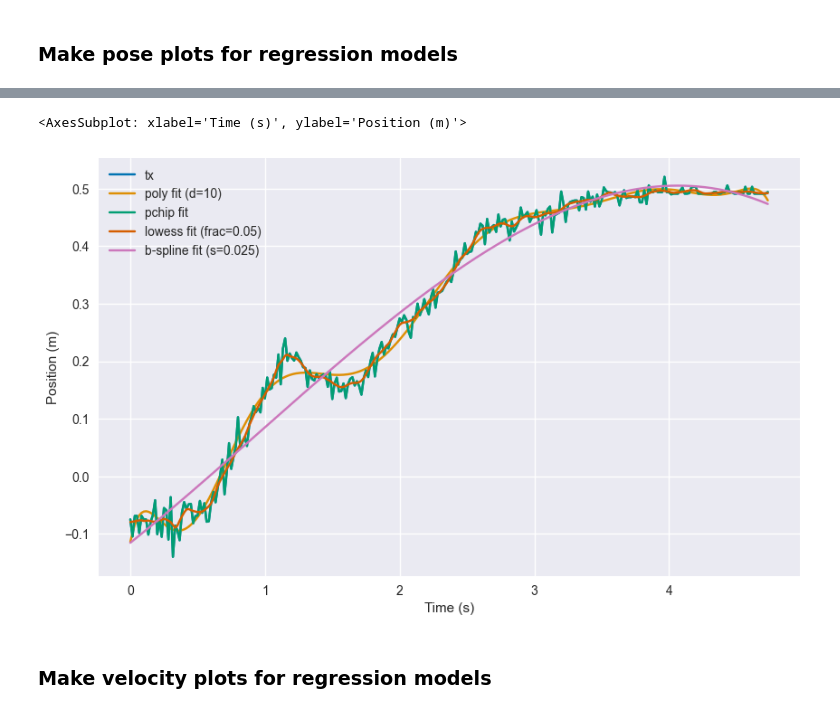
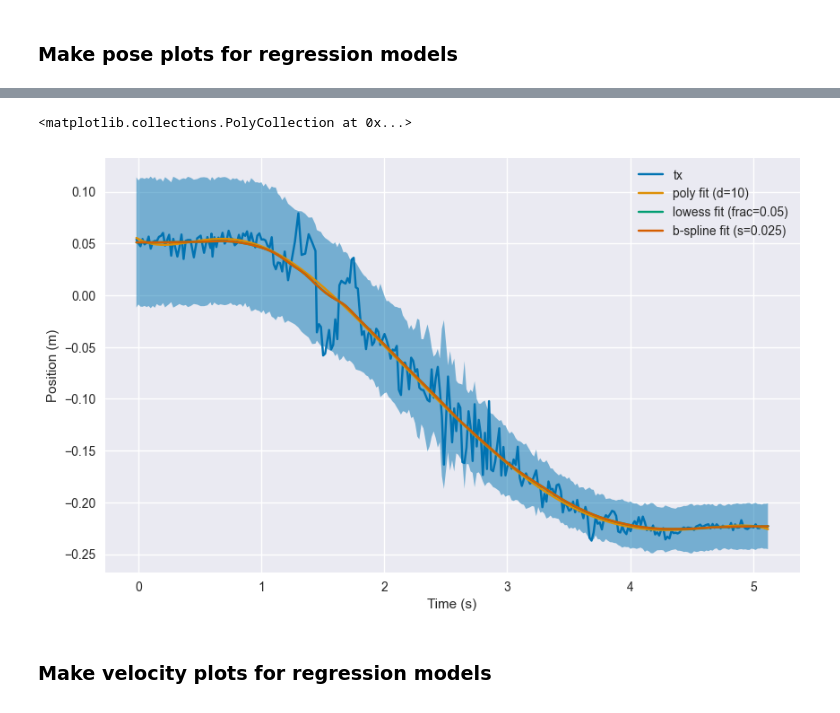
Before and after one commit to ShungFei/autonomous_f1tenth, a Jupyter notebook: src/perception/perception/scripts/useful_figures.ipynb, the cells around one changed output, grey strips where cells are left out. Cells and saved outputs as stored; diff of their text form; code cells hidden in the pictures.

Commit message:
propagate monte carlo simulation to velocity

```diff
--- a/src/perception/perception/scripts/useful_figures.ipynb
+++ b/src/perception/perception/scripts/useful_figures.ipynb
@@ -326,6 +358,10 @@ sns.lineplot(data=run_data[run_num]["raw"]["ego_bev_right_df"], x='time_norm (se
 # %%
 smoothing_type = "raw"
-df = run3_data[6][smoothing_type]["rel_poses_right_df"]
+cam = "right"
+run_num = 6
+df = run2_data[run_num][smoothing_type][f"rel_poses_{cam}_df"]
+monte_carlo_df = run2_data[run_num][f"monte_carlo_{cam}_df"]
+
 col_name = "tx"
 
 tx_poly, vx_poly, ax_poly = ground_truth_real.fit_polynomial(
@@ -333,7 +369,7 @@ tx_poly, vx_poly, ax_poly = ground_truth_real.fit_polynomial(
   df[col_name], 10)
 poly_resid = np.polyval(tx_poly, df["time_norm (sec)"]) - df[col_name]
 
-tx_lowess = lowess(df[col_name], df["time_norm (sec)"], frac = 15 / len(df), it = 1)[:, 1]
+tx_lowess = lowess(df[col_name], df["time_norm (sec)"], frac =60 / len(df), it = 1)[:, 1]
 lowess_resid = df[col_name] - tx_lowess
 
 tx_savgol = scipy.signal.savgol_filter(df[col_name], 20, 3)
@@ -349,10 +385,10 @@ tx_pchip_lowess = PchipInterpolator(df["time_norm (sec)"], tx_lowess)
 pchip_lowess_resid = df[col_name] - tx_pchip_lowess(df["time_norm (sec)"])
 
 # tx_univariate = UnivariateSpline(df["time_norm (sec)"], df[col_name], k=1, s=0.01)
-tx_univariate = UnivariateSpline(df["time_norm (sec)"], df[col_name], k=3, s=len(df) / 15)
+tx_univariate = UnivariateSpline(df["time_norm (sec)"], df[col_name], k=3, s=len(df) * 0.15)
 univariate_resid = df[col_name] - tx_univariate(df["time_norm (sec)"])
 
-tx_univariate_lowess = UnivariateSpline(df["time_norm (sec)"], tx_lowess, k=3, s=len(df) / 15)
+tx_univariate_lowess = UnivariateSpline(df["time_norm (sec)"], tx_lowess, k=3, s=0)
 univariate_lowess_resid = df[col_name] - tx_univariate_lowess(df["time_norm (sec)"])
 
 
@@ -376,15 +428,20 @@ NormaltestResult(statistic=7.887457795338886, pvalue=0.019375829385421105)
 # %%
+from toleranceinterval import twoside
+
+k = twoside.normal_factor(1000, 0.95, 0.95)
 plt.figure(figsize=(10, 6))
 plt.ylabel('Position (m)')
 plt.xlabel('Time (s)')
 sns.lineplot(x=df["time_norm (sec)"], y=df[col_name], label='tx')
 sns.lineplot(x=df["time_norm (sec)"], y=np.polyval(tx_poly, df["time_norm (sec)"]), label='poly fit (d=10)')
-sns.lineplot(x=df["time_norm (sec)"], y=tx_pchip(df["time_norm (sec)"]), label='pchip fit')
+# sns.lineplot(x=df["time_norm (sec)"], y=tx_pchip(df["time_norm (sec)"]), label='pchip fit')
 sns.lineplot(x=df["time_norm (sec)"], y=tx_lowess, label='lowess fit (frac=0.05)')
 sns.lineplot(x=df["time_norm (sec)"], y=tx_univariate_lowess(df["time_norm (sec)"]), label='b-spline fit (s=0.025)')
+plt.fill_between(df["time_norm (sec)"], tx_lowess - k * monte_carlo_df[f"{col_name}_std"],
+                  tx_lowess + k * monte_carlo_df[f"{col_name}_std"], alpha=0.5)
 # %% [output]
-<AxesSubplot: xlabel='Time (s)', ylabel='Position (m)'>
+<matplotlib.collections.PolyCollection at 0x...>
-[figure, old version]
+[figure, new version]
 # %% [markdown]
 ### Make velocity plots for regression models
 # %%
```
Also changed, not shown: parts of 8 cells of this notebook, 2 other files.
